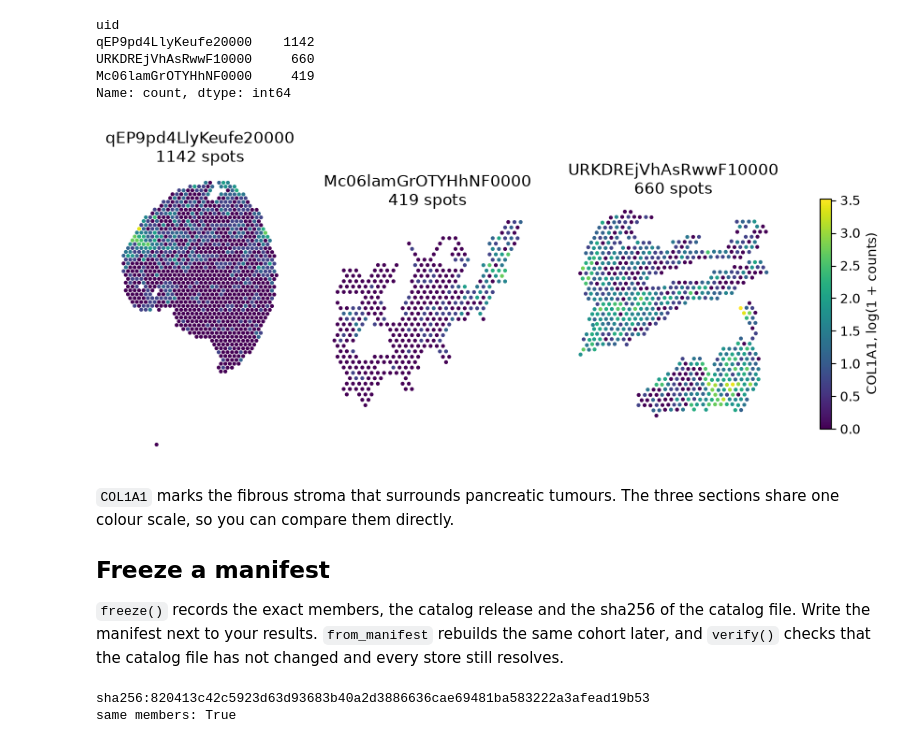
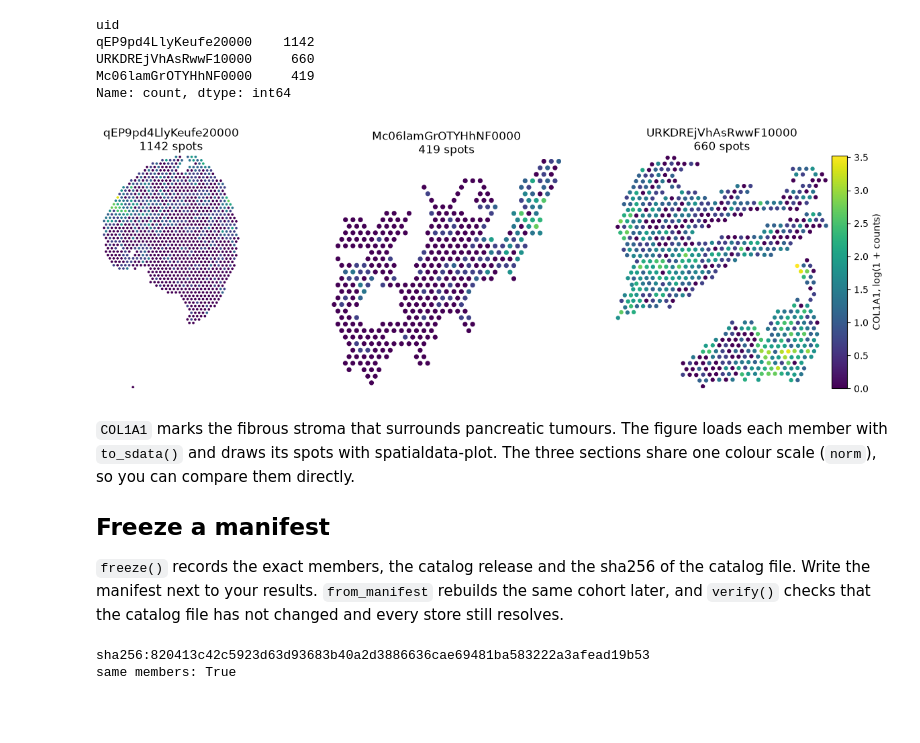
Before and after one commit to theislab/spatialdata-db-client, a Jupyter notebook: docs/tutorials/00_overview.ipynb, the cells around one changed output. Cells and saved outputs as stored; diff of their text form; code cells hidden in the pictures; blank space fills up the shorter version.

```diff
--- a/docs/tutorials/00_overview.ipynb
+++ b/docs/tutorials/00_overview.ipynb
@@ -140,23 +142,35 @@ URKDREjVhAsRwwF10000     660
 Mc06lamGrOTYHhNF0000     419
 Name: count, dtype: int64
 # %%
-counts = np.log1p(np.asarray(adata[:, "COL1A1"].X.todense()).ravel())
-fig, axes = plt.subplots(1, len(cohort), figsize=(4 * len(cohort), 4))
-for ax, uid in zip(axes, cohort.members["uid"], strict=True):
-    rows = (adata.obs["uid"] == uid).to_numpy()
-    xy = np.asarray(adata.obsm["spatial"], dtype=float)[rows]
-    dots = ax.scatter(xy[:, 0], xy[:, 1], s=4, c=counts[rows], cmap="viridis", vmin=0, vmax=counts.max())
-    ax.set_title(f"{uid}\n{rows.sum()} spots")
-    ax.set_aspect("equal")
-    ax.invert_yaxis()
-    ax.set_axis_off()
-fig.colorbar(dots, ax=axes, label="COL1A1, log(1 + counts)", shrink=0.8)
-plt.show()
+norm = Normalize(vmin=0, vmax=np.log1p(adata[:, "COL1A1"].X.max()))  # one colour scale for all members
+fig, axes = plt.subplots(1, len(cohort), figsize=(5 * len(cohort), 4.5))
+for ax, ds in zip(axes, cohort, strict=True):
+    member = ds.to_sdata()
+    spots = next(iter(member.shapes))  # each member has one shapes element, its spots
+    (
+        member
+        .pl.render_shapes(
+            spots,
+            color="COL1A1",
+            table_name=ds.default_table,
+            transfunc=np.log1p,
+            norm=norm,
+            colorbar=ax is axes[-1],
+        )
+        .pl.show(
+            coordinate_systems=spots,
+            ax=ax,
+            frameon=False,
+            title=f"{ds.uid}\n{member.tables[ds.default_table].n_obs} spots",
+            colorbar_params={"label": "COL1A1, log(1 + counts)"},
+        )
+    )
 # %% [output]
-[figure, old version]
+[figure, new version]
 # %% [markdown]
-`COL1A1` marks the fibrous stroma that surrounds pancreatic tumours. The three sections share one colour scale, so
-you can compare them directly.
+`COL1A1` marks the fibrous stroma that surrounds pancreatic tumours. The figure loads each member with `to_sdata()`
+and draws its spots with spatialdata-plot. The three sections share one colour scale (`norm`), so you can compare
+them directly.
 
 ## Freeze a manifest
 
```
Also changed, not shown: parts of 1 cell of this notebook, 6 other files.
